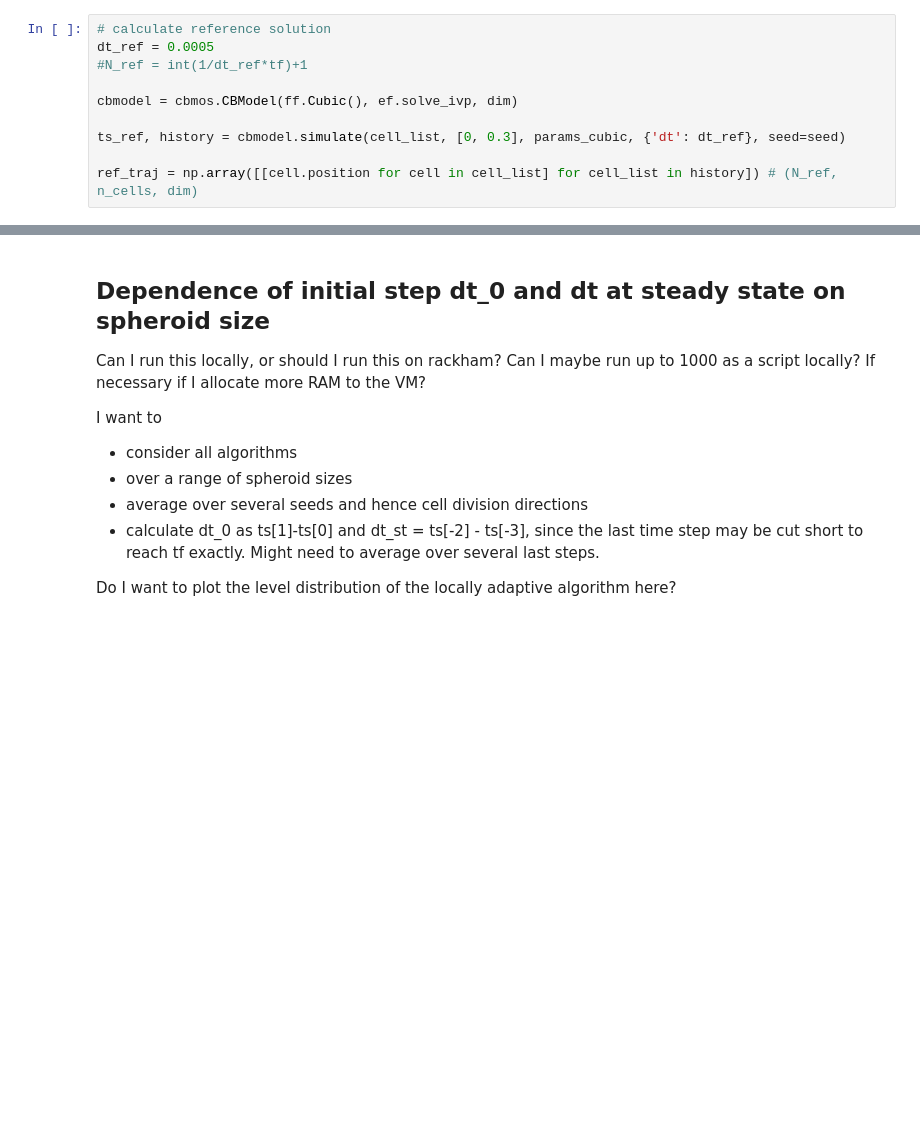
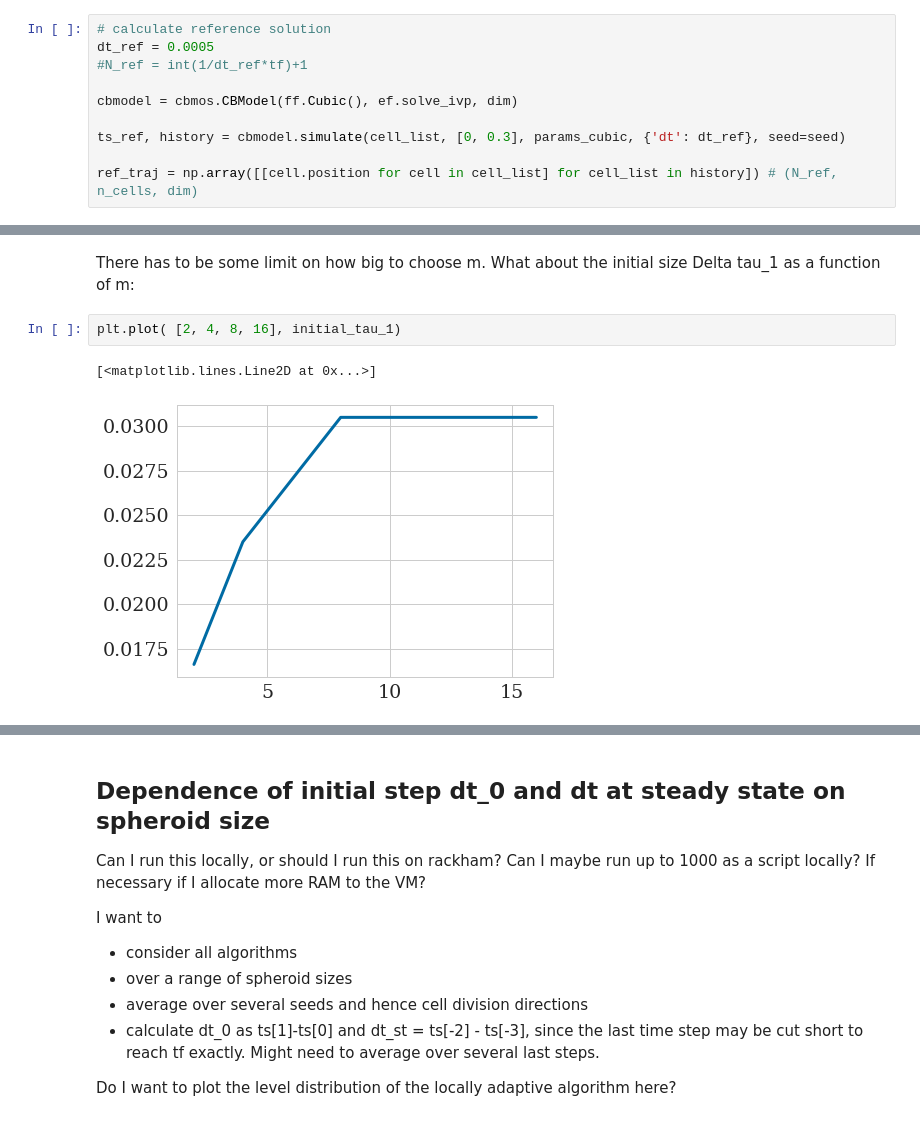
Before and after one commit to somathias/cbmos, a Jupyter notebook: experiments/exp-draft_single_proliferation_event_within_spheroid.ipynb, the cells around one changed output, grey strips where cells are left out. Cells and saved outputs as stored; diff of their text form; blank space fills up the shorter version.

```diff
--- a/experiments/exp-draft_single_proliferation_event_within_spheroid.ipynb
+++ b/experiments/exp-draft_single_proliferation_event_within_spheroid.ipynb
@@ -216,0 +224,7 @@ plt.savefig('comp_dt_LAFE.pdf', bbox_inches='tight')
+# %% [markdown]
+There has to be some limit on how big to choose m. What about the initial size Delta tau_1 as a function of m:
+# %%
+plt.plot( [2, 4, 8, 16], initial_tau_1)
+# %% [output]
+[<matplotlib.lines.Line2D at 0x...>]
+[figure, added]
```
Also changed, not shown: parts of 24 cells of this notebook, 4 other files.
